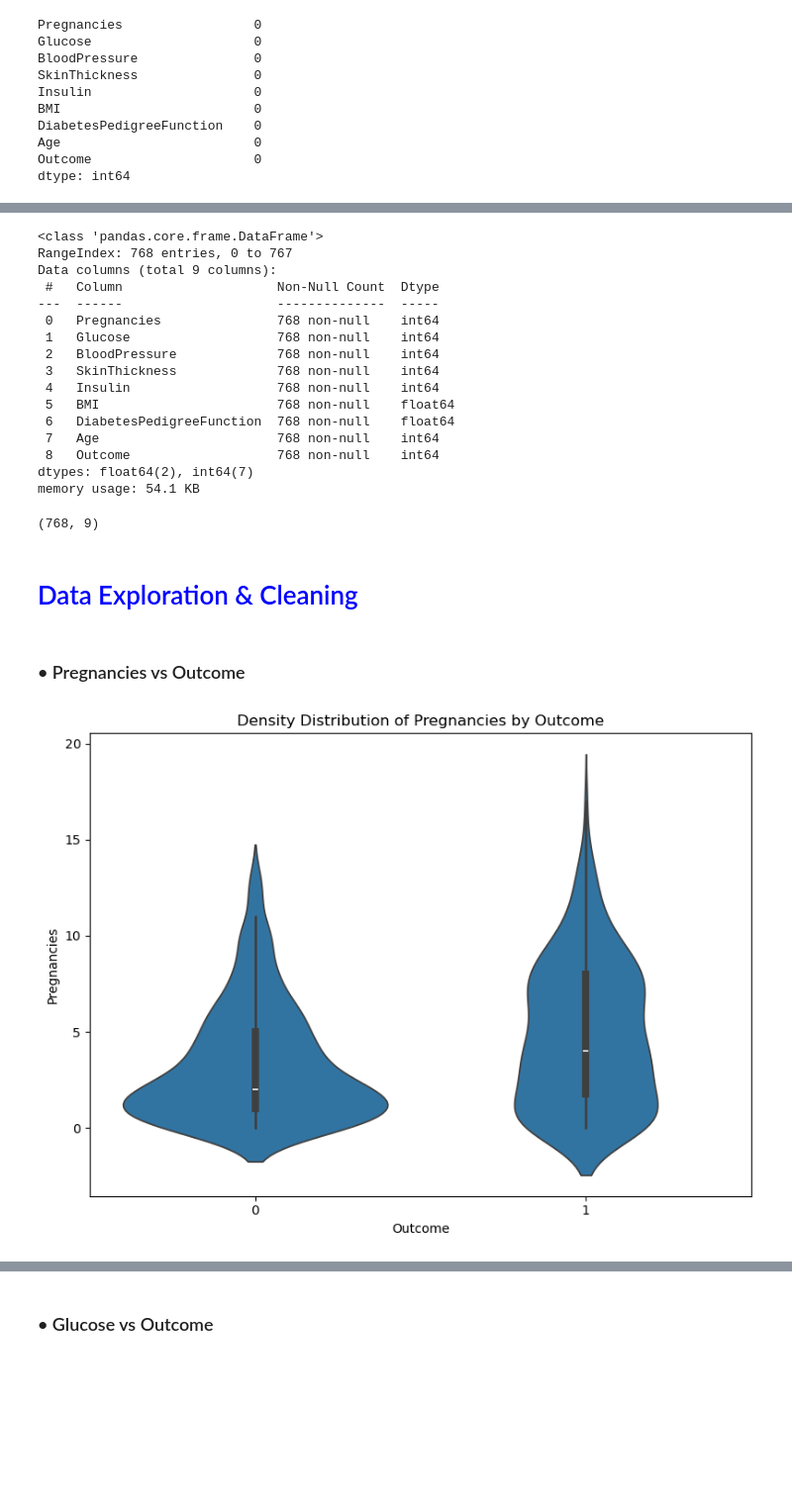
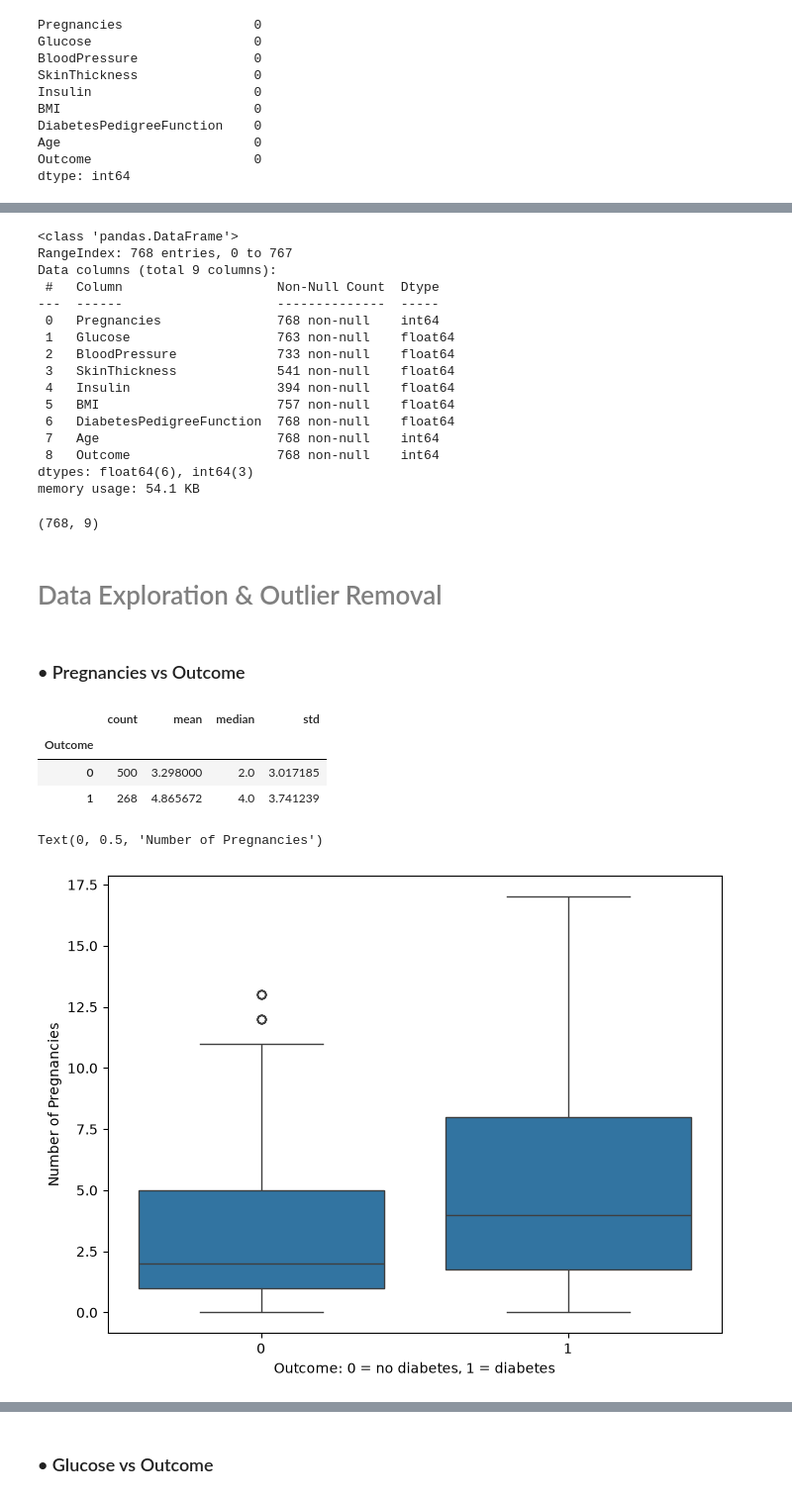
Before and after one commit to Tharmeem1999/Pima_Diabetes_Prediction, a Jupyter notebook: Pima_Diabetes.ipynb, the cells around one changed output, grey strips where cells are left out. Shown at 99% size. Saved outputs shown, nothing was run; the diff lists cells and outputs as text; code cells hidden in the pictures; blank space fills up the shorter version.

```diff
--- a/Pima_Diabetes.ipynb
+++ b/Pima_Diabetes.ipynb
@@ -8,6 +8,6 @@ import seaborn as sns
 # %%
-df1 = pd.read_csv("diabetes.csv")
-df1.head()
+df = pd.read_csv("diabetes.csv")
+df.head()
 # %% [output]
 |  | Pregnancies | Glucose | BloodPressure | SkinThickness | Insulin | BMI | DiabetesPedigreeFunction | Age | ... |
 | 0 | 6 | 148 | 72 | 35 | 0 | 33.6 | 0.627 | 50 | ... |
@@ -44,0 +49,10 @@ df1.describe()
+# %%
+df_clean = df.copy()
+
+invalid_zero_columns = [
+    "Glucose", "BloodPressure", "SkinThickness", "Insulin", "BMI"
+]
+
+df_clean[invalid_zero_columns] = (
+    df_clean[invalid_zero_columns].replace(0, np.nan)
+)
@@ -45,20 +93,20 @@ df1.describe()
 # %%
-df1.info()
+df_clean.info()
 # %% [output]
-<class 'pandas.core.frame.DataFrame'>
+<class 'pandas.DataFrame'>
 RangeIndex: 768 entries, 0 to 767
 Data columns (total 9 columns):
  #   Column                    Non-Null Count  Dtype
 ---  ------                    --------------  -----
  0   Pregnancies               768 non-null    int64
- 1   Glucose                   768 non-null    int64
- 2   BloodPressure             768 non-null    int64
- 3   SkinThickness             768 non-null    int64
- 4   Insulin                   768 non-null    int64
- 5   BMI                       768 non-null    float64
+ 1   Glucose                   763 non-null    float64
+ 2   BloodPressure             733 non-null    float64
+ 3   SkinThickness             541 non-null    float64
+ 4   Insulin                   394 non-null    float64
+ 5   BMI                       757 non-null    float64
  6   DiabetesPedigreeFunction  768 non-null    float64
  7   Age                       768 non-null    int64
  8   Outcome                   768 non-null    int64
-dtypes: float64(2), int64(7)
+dtypes: float64(6), int64(3)
 memory usage: 54.1 KB
 # %%
@@ -66,16 +114,25 @@ df1.shape
 # %% [output]
 (768, 9)
 # %% [markdown]
-<h1 style="color:blue">Data Exploration & Cleaning</h1>
+<h1 style="color:gray">Data Exploration & Outlier Removal</h1>
 # %% [markdown]
 ### • Pregnancies vs Outcome
+# %%
+df_clean.groupby("Outcome")["Pregnancies"].agg(
+    ["count", "mean", "median", "std"]
+)
+# %% [output]
+|  | count | mean | median | std |
+| Outcome |  |  |  |  |
+| 0 | 500 | 3.298000 | 2.0 | 3.017185 |
+| 1 | 268 | 4.865672 | 4.0 | 3.741239 |
 # %%
 plt.figure(figsize=(8, 6))
 
-sns.violinplot(x="Outcome", y="Pregnancies", data=df1)
-plt.title("Density Distribution of Pregnancies by Outcome")
+sns.boxplot(x="Outcome", y="Pregnancies", data=df_clean)
 
-plt.tight_layout()
-plt.show()
+plt.xlabel("Outcome: 0 = no diabetes, 1 = diabetes")
+plt.ylabel("Number of Pregnancies")
 # %% [output]
+Text(0, 0.5, 'Number of Pregnancies')
-[figure, old version]
+[figure, new version]
```
Also changed, not shown: parts of 165 cells of this notebook, 2 other files.
